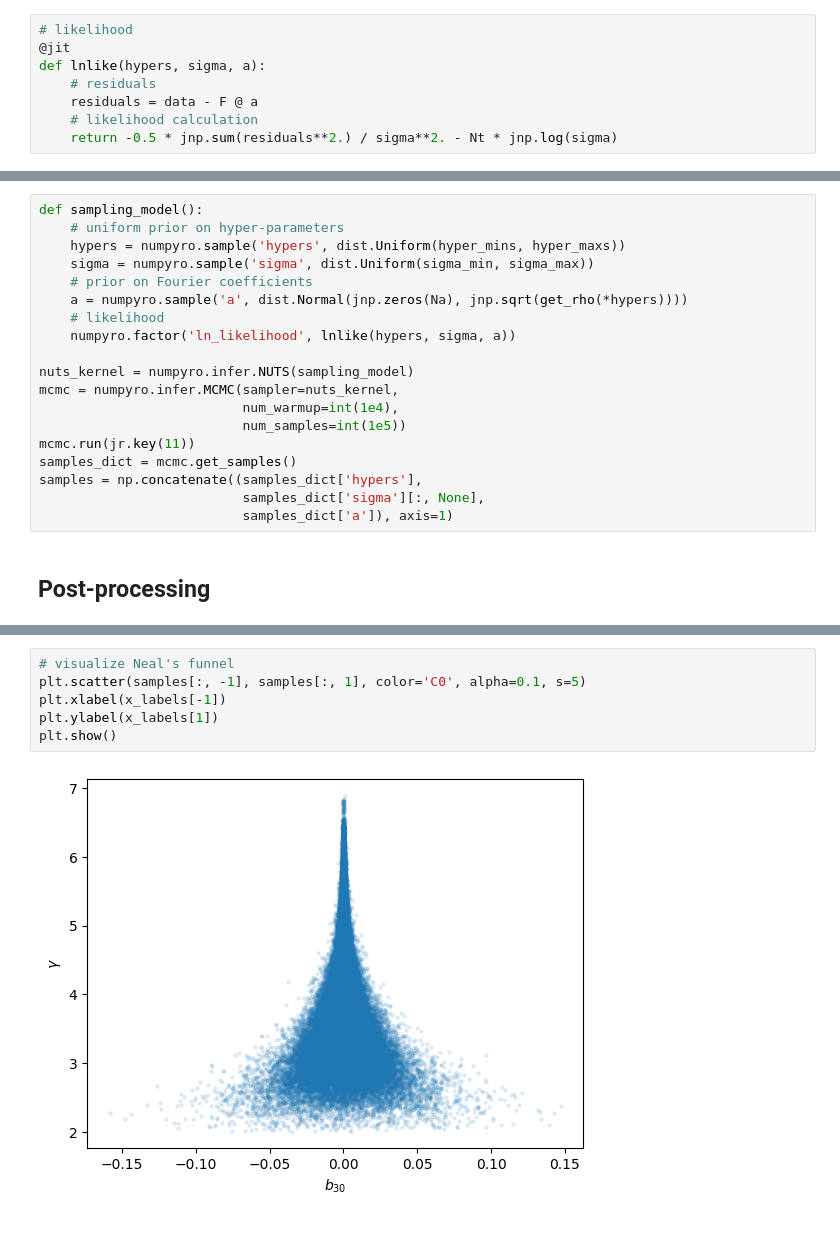
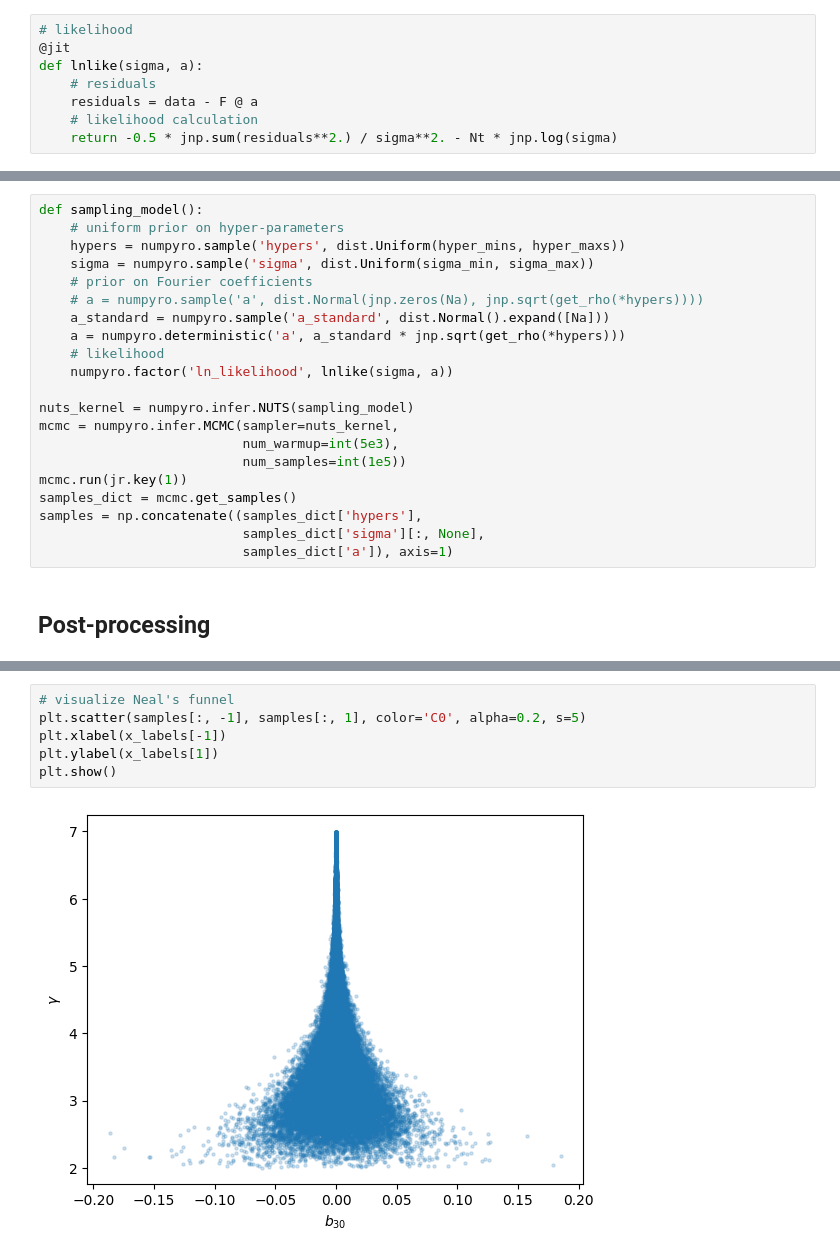
Before and after one commit to aiden-g12321/Neals_funnel, a Jupyter notebook: power_law/hierarchical.ipynb, the cells around one changed output, grey strips where cells are left out. Saved outputs shown, nothing was run; the diff lists cells and outputs as text.

```diff
--- a/power_law/hierarchical.ipynb
+++ b/power_law/hierarchical.ipynb
@@ -89,7 +89,7 @@ ndim = x_inj.shape[0]
 # %%
 # likelihood
 @jit
-def lnlike(hypers, sigma, a):
+def lnlike(sigma, a):
     # residuals
     residuals = data - F @ a
     # likelihood calculation
@@ -102,15 +102,17 @@ def sampling_model():
     hypers = numpyro.sample('hypers', dist.Uniform(hyper_mins, hyper_maxs))
     sigma = numpyro.sample('sigma', dist.Uniform(sigma_min, sigma_max))
     # prior on Fourier coefficients
-    a = numpyro.sample('a', dist.Normal(jnp.zeros(Na), jnp.sqrt(get_rho(*hypers))))
+    # a = numpyro.sample('a', dist.Normal(jnp.zeros(Na), jnp.sqrt(get_rho(*hypers))))
+    a_standard = numpyro.sample('a_standard', dist.Normal().expand([Na]))
+    a = numpyro.deterministic('a', a_standard * jnp.sqrt(get_rho(*hypers)))
     # likelihood
-    numpyro.factor('ln_likelihood', lnlike(hypers, sigma, a))
+    numpyro.factor('ln_likelihood', lnlike(sigma, a))
 
 nuts_kernel = numpyro.infer.NUTS(sampling_model)
 mcmc = numpyro.infer.MCMC(sampler=nuts_kernel,
-                          num_warmup=int(1e4),
+                          num_warmup=int(5e3),
                           num_samples=int(1e5))
-mcmc.run(jr.key(11))
+mcmc.run(jr.key(1))
 samples_dict = mcmc.get_samples()
 samples = np.concatenate((samples_dict['hypers'],
                           samples_dict['sigma'][:, None],
@@ -148,11 +150,11 @@ fig = c.plotter.plot()
 # %%
 # visualize Neal's funnel
-plt.scatter(samples[:, -1], samples[:, 1], color='C0', alpha=0.1, s=5)
+plt.scatter(samples[:, -1], samples[:, 1], color='C0', alpha=0.2, s=5)
 plt.xlabel(x_labels[-1])
 plt.ylabel(x_labels[1])
 plt.show()
 # %% [output]
-[figure, old version]
+[figure, new version]
 # %%
 # signal recovery in time-domain (Bayesogram)
 fair_draws_ndxs = jr.choice(jr.key(11), samples.shape[0], (1000,))
```
Also changed, not shown: parts of 5 cells of this notebook, 3 other files.
